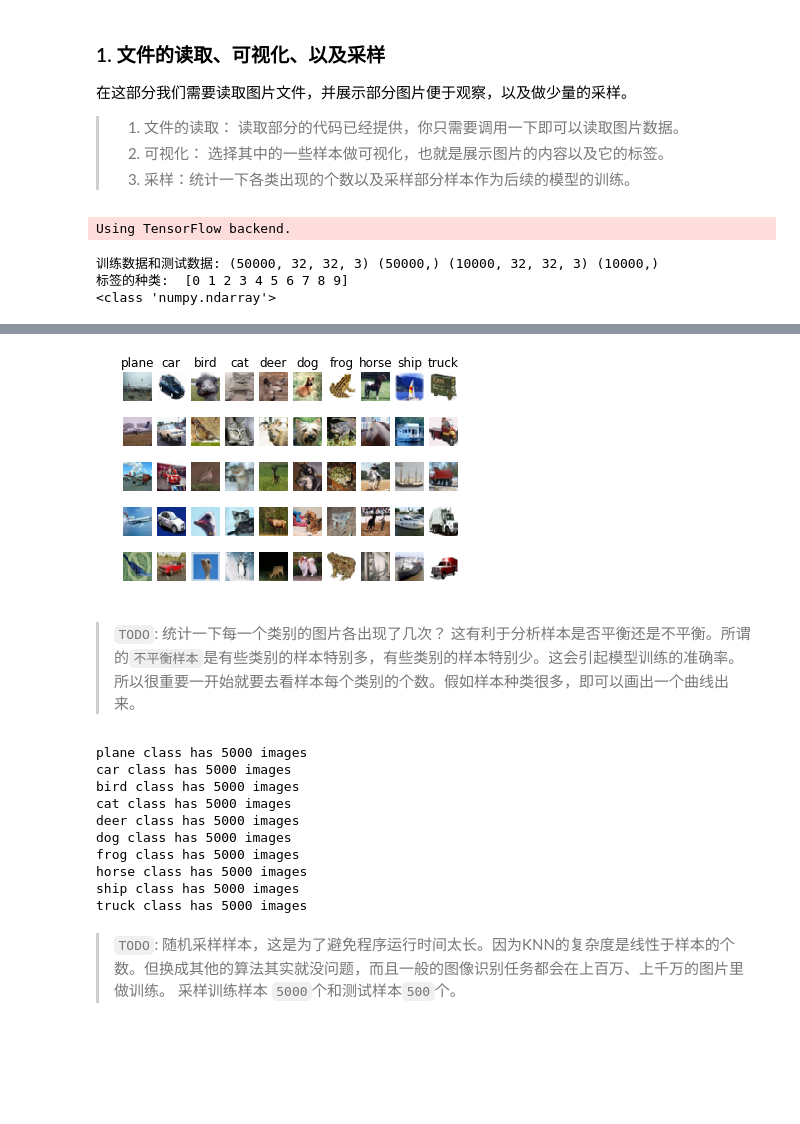
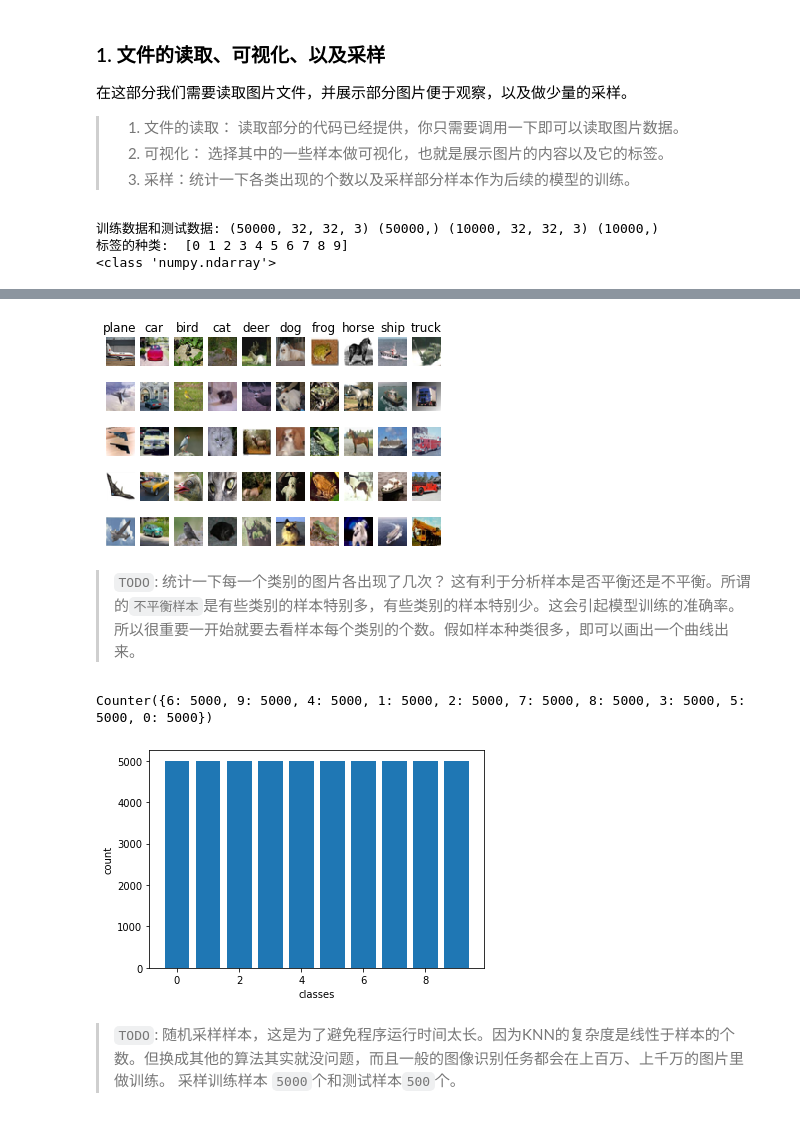
Before and after one commit to WayneMao/Machine_Learning, a Jupyter notebook: 3KNN_Images/starter_code.ipynb, the cells around one changed output, grey strips where cells are left out. Cells and saved outputs as stored; diff of their text form; code cells hidden in the pictures; blank space fills up the shorter version.

```diff
--- a/3KNN_Images/starter_code.ipynb
+++ b/3KNN_Images/starter_code.ipynb
@@ -24,13 +24,13 @@
 > 3. 采样：统计一下各类出现的个数以及采样部分样本作为后续的模型的训练。
 # %%
 # 文件的读取，我们直接通过给定的`load_CIFAR10`模块读取数据。
-#from load_data import load_CIFAR10   # 感谢这个magic函数，你不必要担心如何写读取的过程。如果想了解细节，可以参考此文件。
+from load_data import load_CIFAR10   # 感谢这个magic函数，你不必要担心如何写读取的过程。如果想了解细节，可以参考此文件。
 from keras.datasets import cifar10
 import numpy as np
 import matplotlib.pyplot as plt
 import random
 
-#cifar10_dir = 'cifar-10-batches-py'  # 定义文件夹的路径：请不要修改此路径！ 不然提交后的模型不能够运行。
+cifar10_dir = 'cifar-10-batches-py'  # 定义文件夹的路径：请不要修改此路径！ 不然提交后的模型不能够运行。
 
 # 清空变量，防止重复导入多次。
 try:
@@ -41,14 +41,12 @@ except:
    pass
 
 # 读取文件，并把数据保存到训练集和测试集合。
-#X_train, y_train, X_test, y_test = load_CIFAR10(cifar10_dir)
-(X_train, y_train), (X_test, y_test) = cifar10.load_data()
+X_train, y_train, X_test, y_test = load_CIFAR10(cifar10_dir)
+#(X_train, y_train), (X_test, y_test) = cifar10.load_data()
 
 # 降维
 y_train = np.squeeze(y_train)
 y_test = np.squeeze(y_test)
-# %% [output]
-Using TensorFlow backend.
 # %%
 # 先来查看一下每个变量的大小，确保没有任何错误！X_train和X_test的大小应该为 N*W*H*3
 # N: 样本个数, W: 样本宽度 H: 样本高度， 3: RGB颜色。 y_train和y_test为图片的标签。
@@ -85,49 +83,50 @@ def show_CIFAR10_samples(X_train, y_train):
 show_CIFAR10_samples(X_train, y_train)
 
 
-# for i in range(10): # 分类并随机
-#     classes[i] = list()
-#     j = len(classes[i])
-#     while(j < samples_per_class):
-#         rint = random.randint(0,49999)
-#         if y_train[rint] == i:
-#             classes[i].append(rint)
-#         l1 = list(set(classes[i]))
-#         j = len(l1)
-# for i in range(10):
-#     for j in range(5):
-#         n = classes[i][j]
-#         print(i,j)
-#         plt.subplot(5,10,i+j+1)
-#         plt.imshow(X_train[n]) #plt.imshow(X_train[n].astype('uint8'))
-#         plt.axis('off')
+# TODO 图片展示部分的代码需要在这里完成。 hint:  plt.subplot函数以及 plt.imshow函数用来展示图片
+# index = [x for x in range(0, 10)]
+# for x in index:
+#     tmp = [i for i, j in enumerate(y_train) if j == x]
+#     index[x] = random.sample(tmp, 5)
+# print(index)
+
+# for i in range(0, num_classes):
+#     for key, value in enumerate(index[i]):
+#         plt.subplot(samples_per_class, num_classes, key * num_classes + 1 + i)
+#         if key == 0:
+#             plt.title(classes[i])
+#         plt.imshow(np.array(X_train[value], np.int32))
+#         plt.axis('off')  # 不显示坐标轴
 
 # plt.show()
 # %% [output]
-[figure, old version]
+[figure, new version]
 # %% [markdown]
 > `TODO`: 统计一下每一个类别的图片各出现了几次？ 这有利于分析样本是否平衡还是不平衡。所谓的`不平衡样本`是有些类别的样本特别多，有些类别的样本特别少。这会引起模型训练的准确率。所以很重要一开始就要去看样本每个类别的个数。假如样本种类很多，即可以画出一个曲线出来。
 # %%
 # TODO 统计并展示每一个类别出现的次数
-def num_per_classes(X_train, y_train):
-    num = list()
-    for y, cls in enumerate(classes): # 遍历，同时返回数据和下标 0，plane  1,car
-        idxs = np.flatnonzero(y_train == y) #Return indices that are non-zero in the flattened version of a. 返回非零index
-        l = len(idxs)
-        print("%s class has %d images"%(classes[y],l))
+# def num_per_classes(X_train, y_train):
+#     num = list()
+#     for y, cls in enumerate(classes): # 遍历，同时返回数据和下标 0，plane  1,car
+#         idxs = np.flatnonzero(y_train == y) #Return indices that are non-zero in the flattened version of a. 返回非零index
+#         l = len(idxs)
+#         print("%s class has %d images"%(classes[y],l))
 
-num_per_classes(X_train, y_train)
+# num_per_classes(X_train, y_train)
+
+# TODO 统计并展示每一个类别出现的次数
+import collections
+counts=collections.Counter(y_train)
+print(counts)
+
+
+plt.bar(counts.keys(), counts.values())
+plt.xlabel('classes')
+plt.ylabel('count')
+plt.show()
 # %% [output]
-plane class has 5000 images
-car class has 5000 images
-bird class has 5000 images
-cat class has 5000 images
-deer class has 5000 images
-dog class has 5000 images
-frog class has 5000 images
-horse class has 5000 images
-ship class has 5000 images
-truck class has 5000 images
+Counter({6: 5000, 9: 5000, 4: 5000, 1: 5000, 2: 5000, 7: 5000, 8: 5000, 3: 5000, 5: 5000, 0: 5000})
+[figure, added]
 # %% [markdown]
 > `TODO`: 随机采样样本，这是为了避免程序运行时间太长。因为KNN的复杂度是线性于样本的个数。但换成其他的算法其实就没问题，而且一般的图像识别任务都会在上百万、上千万的图片里做训练。 采样训练样本 `5000`个和测试样本`500`个。
 # %%
```
Also changed, not shown: 5 other files.
